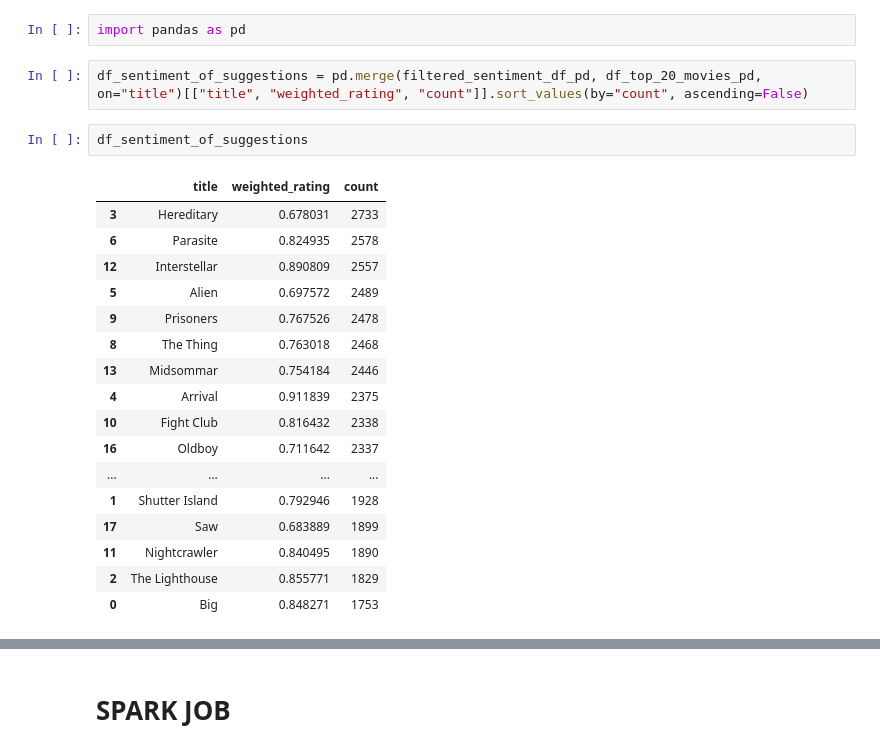
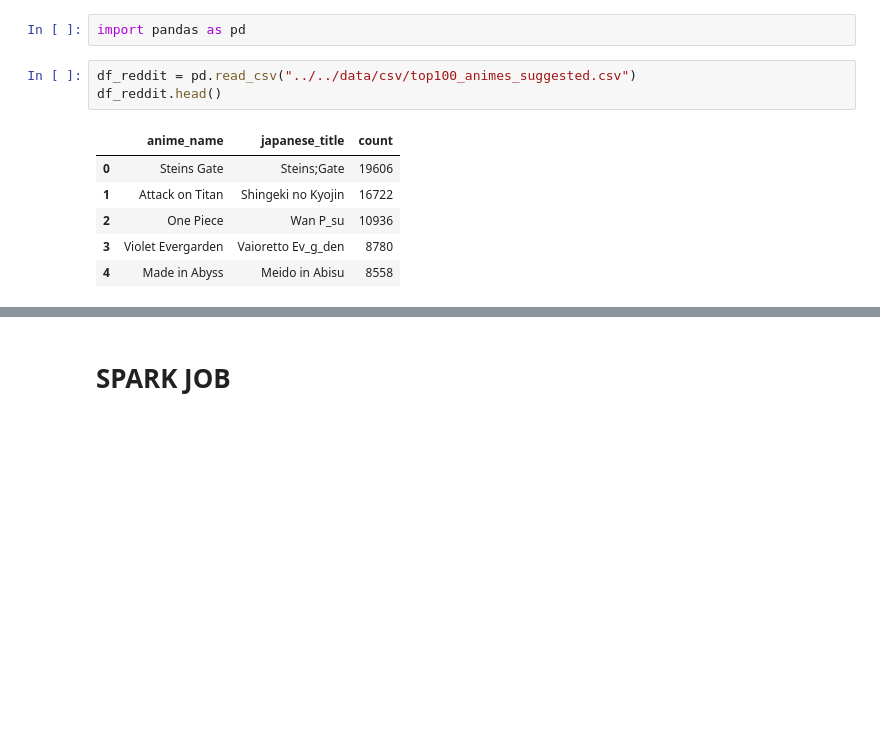
Before and after one commit to Sangeetha-238/BigData_Reddit_Analysis, a Jupyter notebook: code/nlp/project_nlp.ipynb, the cells around one changed output, grey strips where cells are left out. Saved outputs shown, nothing was run; the diff lists cells and outputs as text; blank space fills up the shorter version.

```diff
--- a/code/nlp/project_nlp.ipynb
+++ b/code/nlp/project_nlp.ipynb
@@ -2112,24 +1948,12 @@ filtered_sentiment_df_pd
 # %%
 import pandas as pd
-# %%
-df_sentiment_of_suggestions = pd.merge(filtered_sentiment_df_pd, df_top_20_movies_pd, on="title")[["title", "weighted_rating", "count"]].sort_values(by="count", ascending=False)
-# %%
-df_sentiment_of_suggestions
-# %% [output]
-|  | title | weighted_rating | count |
-| 3 | Hereditary | 0.678031 | 2733 |
-| 6 | Parasite | 0.824935 | 2578 |
-| 12 | Interstellar | 0.890809 | 2557 |
-| 5 | Alien | 0.697572 | 2489 |
-| 9 | Prisoners | 0.767526 | 2478 |
-| 8 | The Thing | 0.763018 | 2468 |
-| 13 | Midsommar | 0.754184 | 2446 |
-| 4 | Arrival | 0.911839 | 2375 |
-| 10 | Fight Club | 0.816432 | 2338 |
-| 16 | Oldboy | 0.711642 | 2337 |
-| ... | ... | ... | ... |
-| 1 | Shutter Island | 0.792946 | 1928 |
-| 17 | Saw | 0.683889 | 1899 |
-| 11 | Nightcrawler | 0.840495 | 1890 |
-| 2 | The Lighthouse | 0.855771 | 1829 |
-| 0 | Big | 0.848271 | 1753 |
+# %%
+df_reddit = pd.read_csv("../../data/csv/top100_animes_suggested.csv")
+df_reddit.head()
+# %% [output]
+|  | anime_name | japanese_title | count |
+| 0 | Steins Gate | Steins;Gate | 19606 |
+| 1 | Attack on Titan | Shingeki no Kyojin | 16722 |
+| 2 | One Piece | Wan P_su | 10936 |
+| 3 | Violet Evergarden | Vaioretto Ev_g_den | 8780 |
+| 4 | Made in Abyss | Meido in Abisu | 8558 |
```
Also changed, not shown: parts of 27 cells of this notebook, 1 other file.
